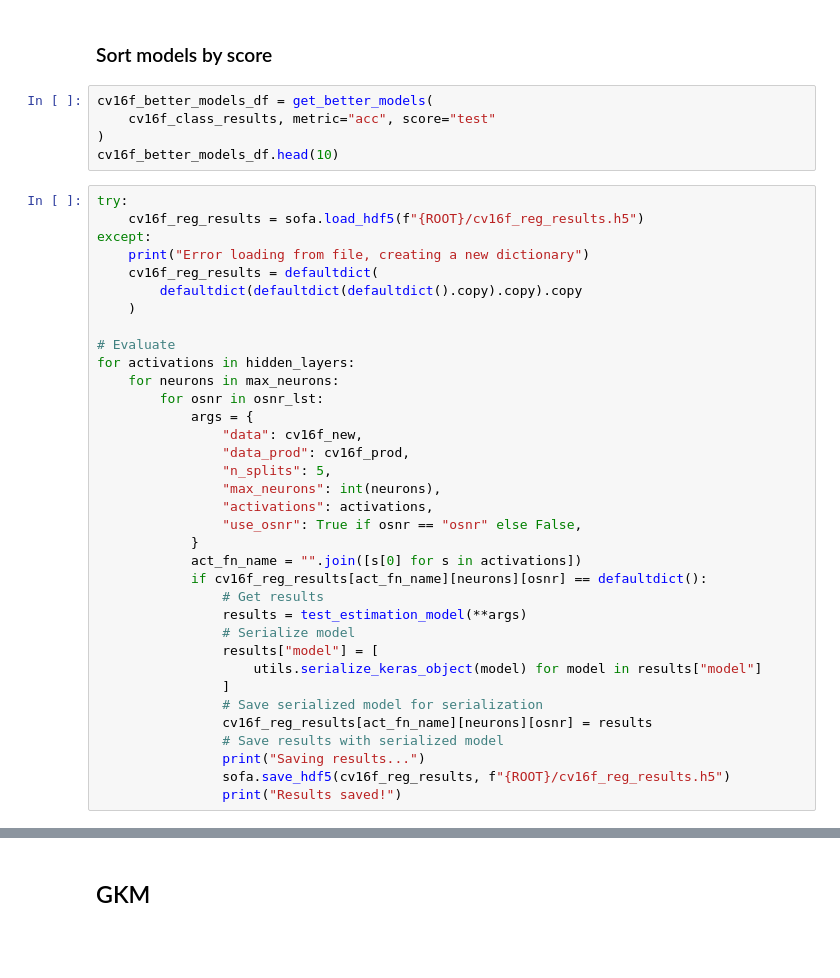
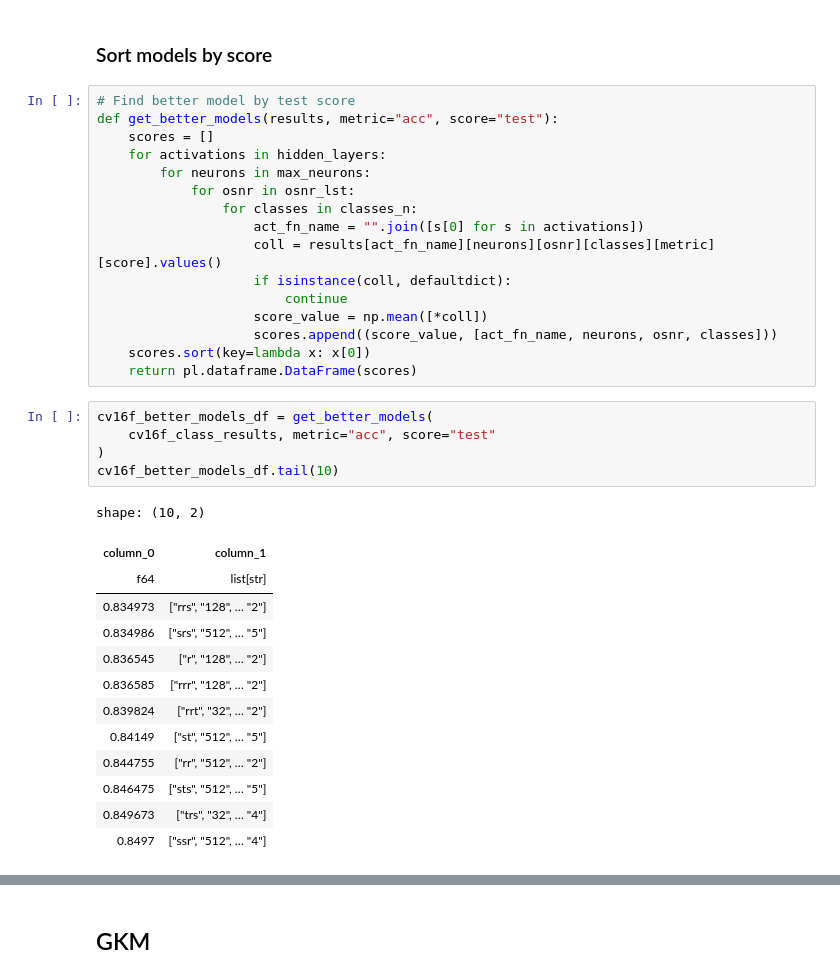
Before and after one commit to jjgranadat/Semillero_SOFA, a Jupyter notebook: ICI_Project/Codes/CountingVectors/CV_16GBd_Classification.ipynb, the cells around one changed output, grey strips where cells are left out. Drawn from its saved outputs; the diff is of its cells as text; blank space fills up the shorter version.

Commit message:
[Update] Ran FCM 16 GBd models, running GKM models

```diff
--- a/ICI_Project/Codes/CountingVectors/CV_16GBd_Classification.ipynb
+++ b/ICI_Project/Codes/CountingVectors/CV_16GBd_Classification.ipynb
@@ -496,42 +526,37 @@ plot_results(x, cv16f_classes_avg_results, "Number of classes", log=False, intx=
 # %% [markdown]
 ### Sort models by score
+# %%
+# Find better model by test score
+def get_better_models(results, metric="acc", score="test"):
+    scores = []
+    for activations in hidden_layers:
+        for neurons in max_neurons:
+            for osnr in osnr_lst:
+                for classes in classes_n:
+                    act_fn_name = "".join([s[0] for s in activations])
+                    coll = results[act_fn_name][neurons][osnr][classes][metric][score].values()
+                    if isinstance(coll, defaultdict):
+                        continue
+                    score_value = np.mean([*coll])
+                    scores.append((score_value, [act_fn_name, neurons, osnr, classes]))
+    scores.sort(key=lambda x: x[0])
+    return pl.dataframe.DataFrame(scores)
 # %%
 cv16f_better_models_df = get_better_models(
     cv16f_class_results, metric="acc", score="test"
 )
-cv16f_better_models_df.head(10)
+cv16f_better_models_df.tail(10)
+# %% [output]
+shape: (10, 2)
+| column_0 | column_1 |
+| f64 | list[str] |
+| 0.834973 | ["rrs", "128", … "2"] |
+| 0.834986 | ["srs", "512", … "5"] |
+| 0.836545 | ["r", "128", … "2"] |
+| 0.836585 | ["rrr", "128", … "2"] |
+| 0.839824 | ["rrt", "32", … "2"] |
+| 0.84149 | ["st", "512", … "5"] |
+| 0.844755 | ["rr", "512", … "2"] |
+| 0.846475 | ["sts", "512", … "5"] |
+| 0.849673 | ["trs", "32", … "4"] |
+| 0.8497 | ["ssr", "512", … "4"] |
-# %%
-try:
-    cv16f_reg_results = sofa.load_hdf5(f"{ROOT}/cv16f_reg_results.h5")
-except:
-    print("Error loading from file, creating a new dictionary")
-    cv16f_reg_results = defaultdict(
-        defaultdict(defaultdict(defaultdict().copy).copy).copy
-    )
-
-# Evaluate
-for activations in hidden_layers:
-    for neurons in max_neurons:
-        for osnr in osnr_lst:
-            args = {
-                "data": cv16f_new,
-                "data_prod": cv16f_prod,
-                "n_splits": 5,
-                "max_neurons": int(neurons),
-                "activations": activations,
-                "use_osnr": True if osnr == "osnr" else False,
-            }
-            act_fn_name = "".join([s[0] for s in activations])
-            if cv16f_reg_results[act_fn_name][neurons][osnr] == defaultdict():
-                # Get results
-                results = test_estimation_model(**args)
-                # Serialize model
-                results["model"] = [
-                    utils.serialize_keras_object(model) for model in results["model"]
-                ]
-                # Save serialized model for serialization
-                cv16f_reg_results[act_fn_name][neurons][osnr] = results
-                # Save results with serialized model
-                print("Saving results...")
-                sofa.save_hdf5(cv16f_reg_results, f"{ROOT}/cv16f_reg_results.h5")
-                print("Results saved!")
```
Also changed, not shown: parts of 30 cells of this notebook, 23 other files.
